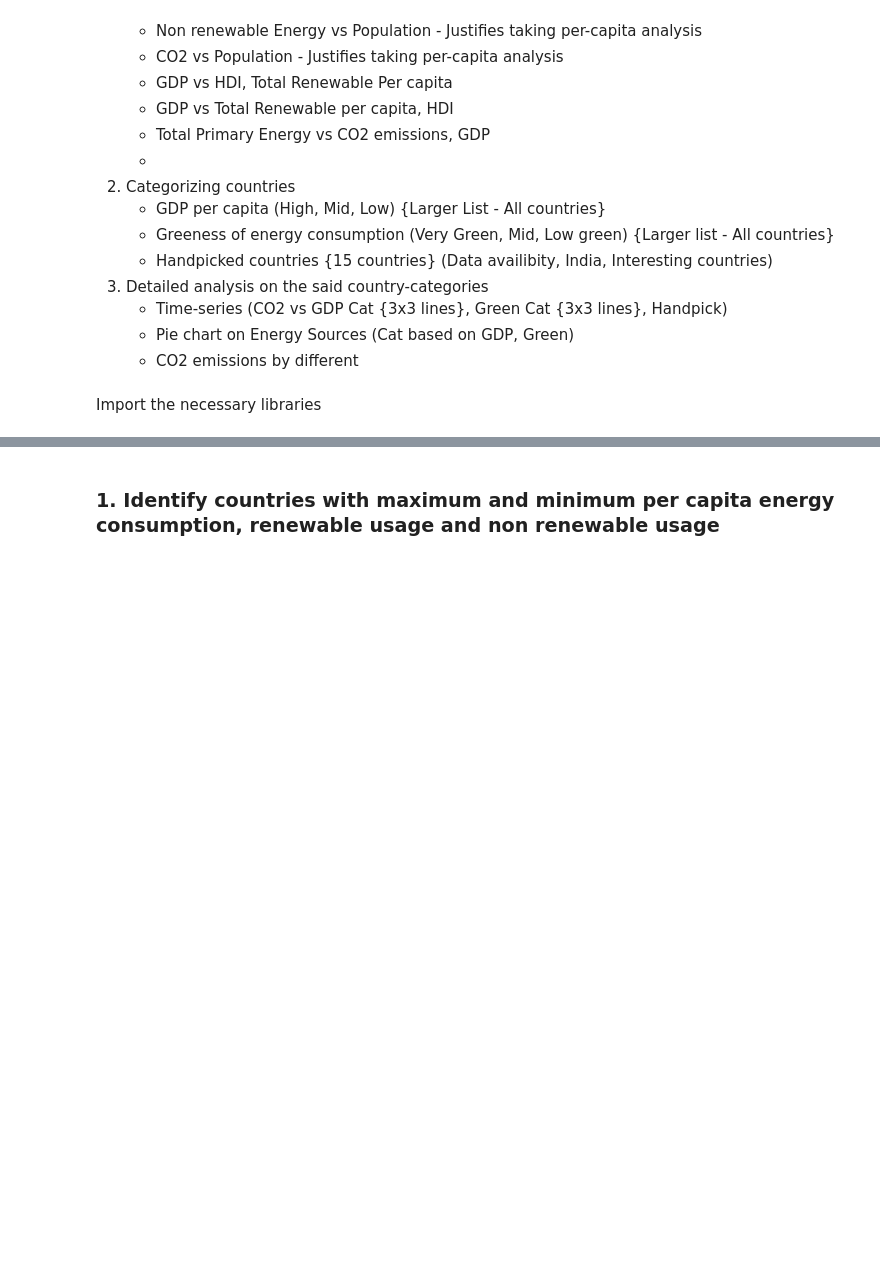
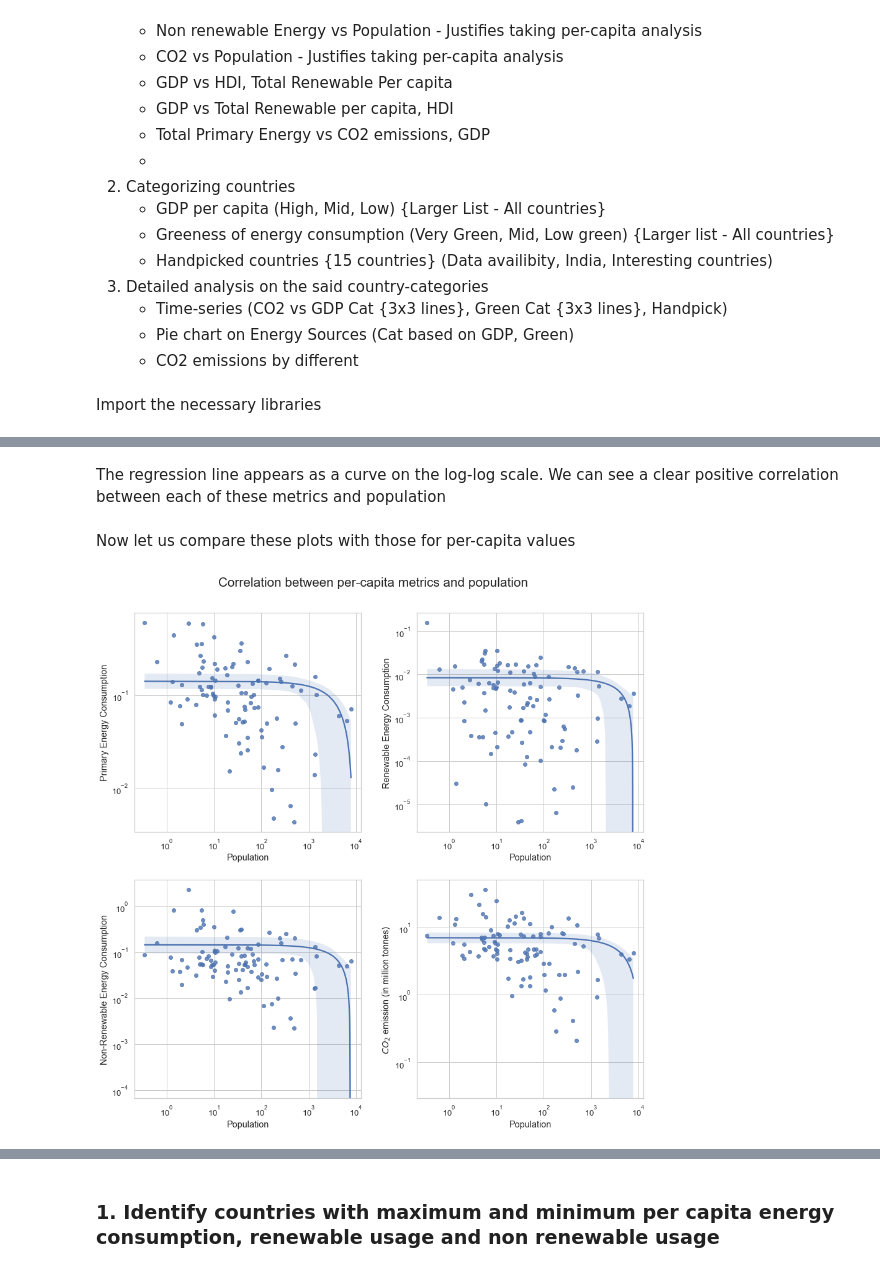
Before and after one commit to PranavaSinghal/DS203-Project, a Jupyter notebook: DS203_project.ipynb, the cells around one changed output, grey strips where cells are left out. Cells and saved outputs as stored; diff of their text form; code cells hidden in the pictures; blank space fills up the shorter version.

```diff
--- a/DS203_project.ipynb
+++ b/DS203_project.ipynb
@@ -1111,0 +1117,34 @@ plt.show()
+# %% [markdown]
+The regression line appears as a curve on the log-log scale. We can see a clear positive correlation between each of these metrics and population
+# %% [markdown]
+Now let us compare these plots with those for per-capita values
+# %%
+sns.set(rc={'figure.figsize':(13, 13)}, font_scale = 1.2, style = "whitegrid")
+df_year = df_per_capita[df_per_capita['Year']==2020]
+df_year.reset_index()
+
+plt.suptitle('Correlation between per-capita metrics and population',fontsize = 'x-large')
+plt.subplot(2,2,1)
+sns.regplot(x=df_year['Population'], y=df_year['Total Primary Energy Consumption'])
+plt.xscale("log")
+plt.ylabel('Primary Energy Consumption')
+plt.yscale("log")
+plt.subplot(2, 2, 2)
+sns.regplot(x=df_year['Population'], y=df_year['Total Renewable Energy'])
+plt.xscale("log")
+plt.ylabel('Renewable Energy Consumption')
+plt.yscale("log")
+plt.subplot(2, 2, 3)
+sns.regplot(x=df_year['Population'], y=df_year['Total Non-Renewable Energy'])
+plt.xscale("log")
+plt.ylabel('Non-Renewable Energy Consumption')
+plt.yscale("log")
+plt.subplot(2, 2, 4)
+sns.regplot(x=df_year['Population'], y=df_year['CO2 (in million tonnes)'])
+plt.xscale("log")
+plt.ylabel(r'$CO_2$ emission (in million tonnes)')
+plt.yscale("log")
+plt.tight_layout(pad=2)
+plt.show()
+# %% [output]
+[figure, added]
```
Also changed, not shown: parts of 9 cells of this notebook, 1 other file.
